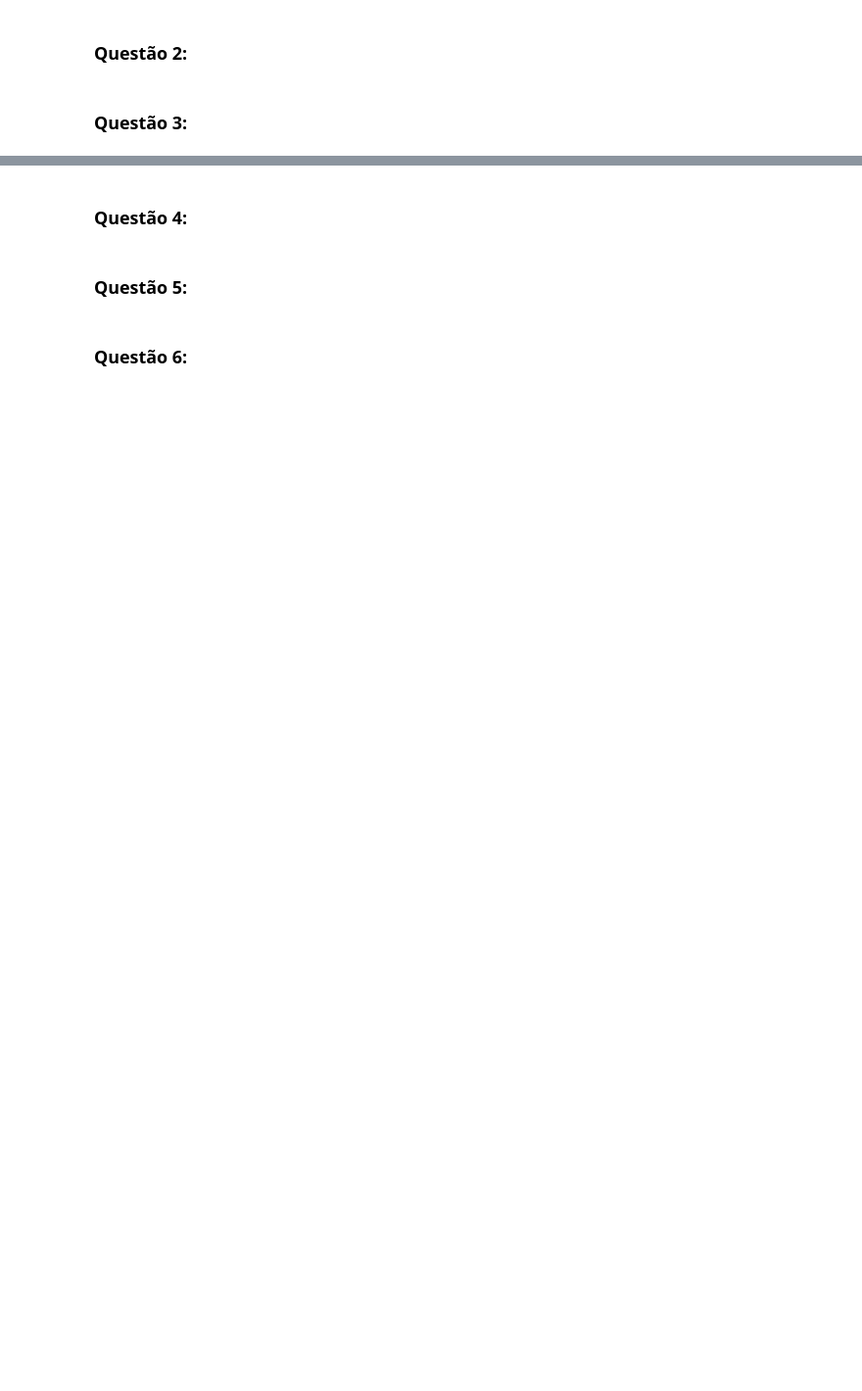
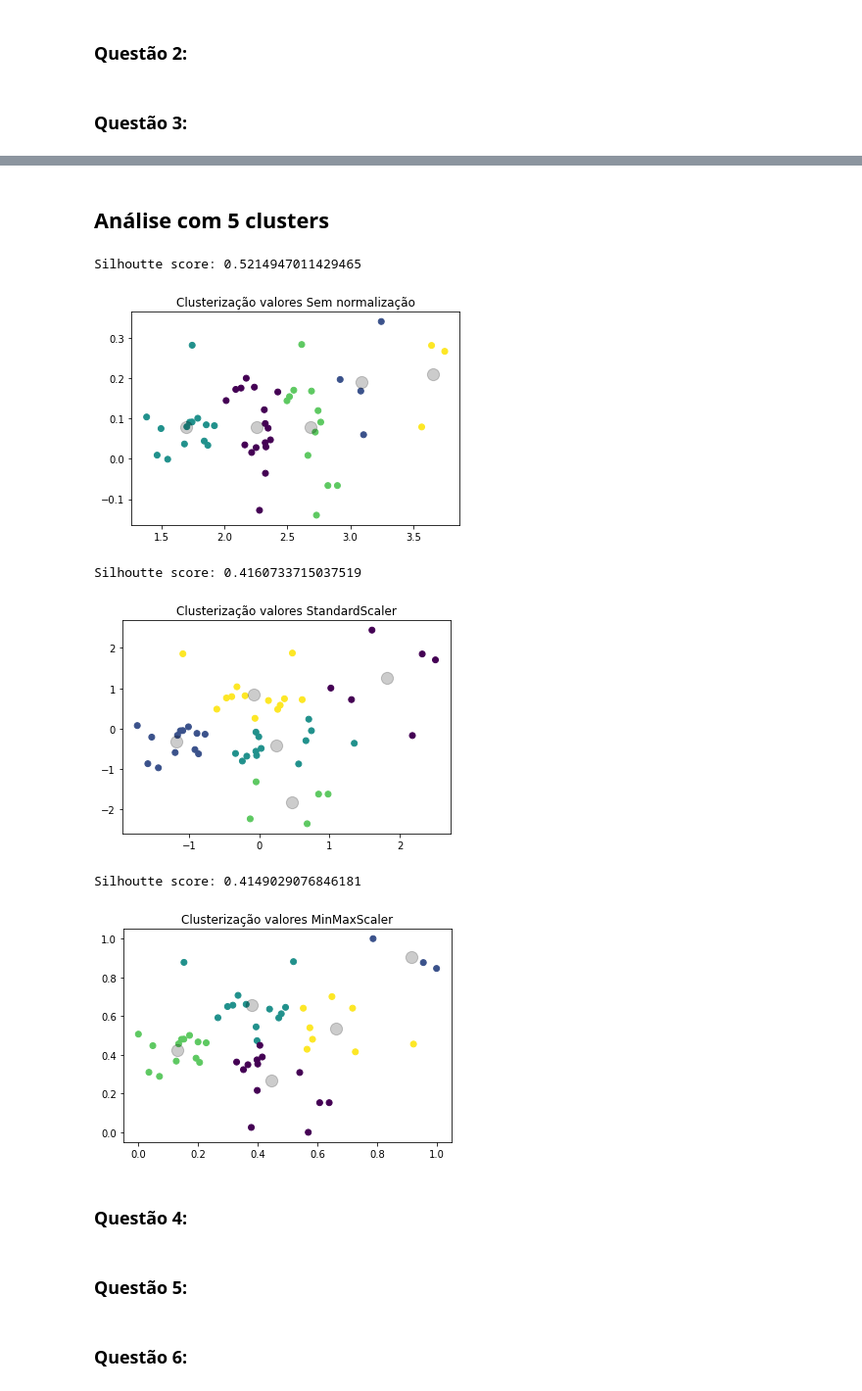
Before and after one commit to thiagolsg/Sinais-Financeiros, a Jupyter notebook: Primeira Atividade Prática Avaliativa.ipynb, the cells around one changed output, grey strips where cells are left out. Shown: that part at 98% size. Drawn from its saved outputs; the diff is of its cells as text; code cells hidden in the pictures; blank space fills up the shorter version.

```diff
--- a/Primeira Atividade Prática Avaliativa.ipynb
+++ b/Primeira Atividade Prática Avaliativa.ipynb
@@ -163,3 +281,15 @@ stock_quotes.head()
+# %% [markdown]
+## Análise com 5 clusters
+# %%
+for key, dataset in datasets.items():
+    cluster_analysis(dataset, 5, key)
+# %% [output]
+Silhoutte score: 0.5214947011429465
+[figure, added]
+Silhoutte score: 0.4160733715037519
+[figure, added]
+Silhoutte score: 0.4149029076846181
+[figure, added]
 # %% [markdown]
 ### Questão 4:
 # %% [markdown]
```
Also changed, not shown: parts of 33 cells of this notebook.
